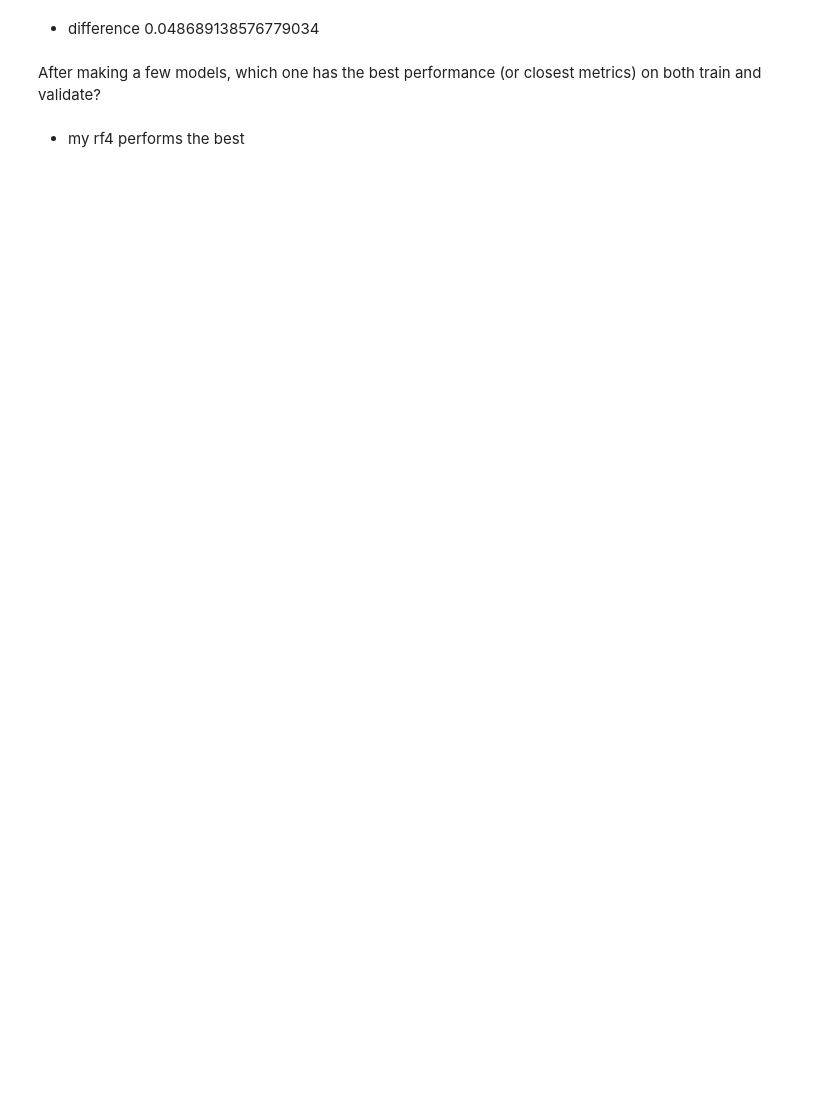
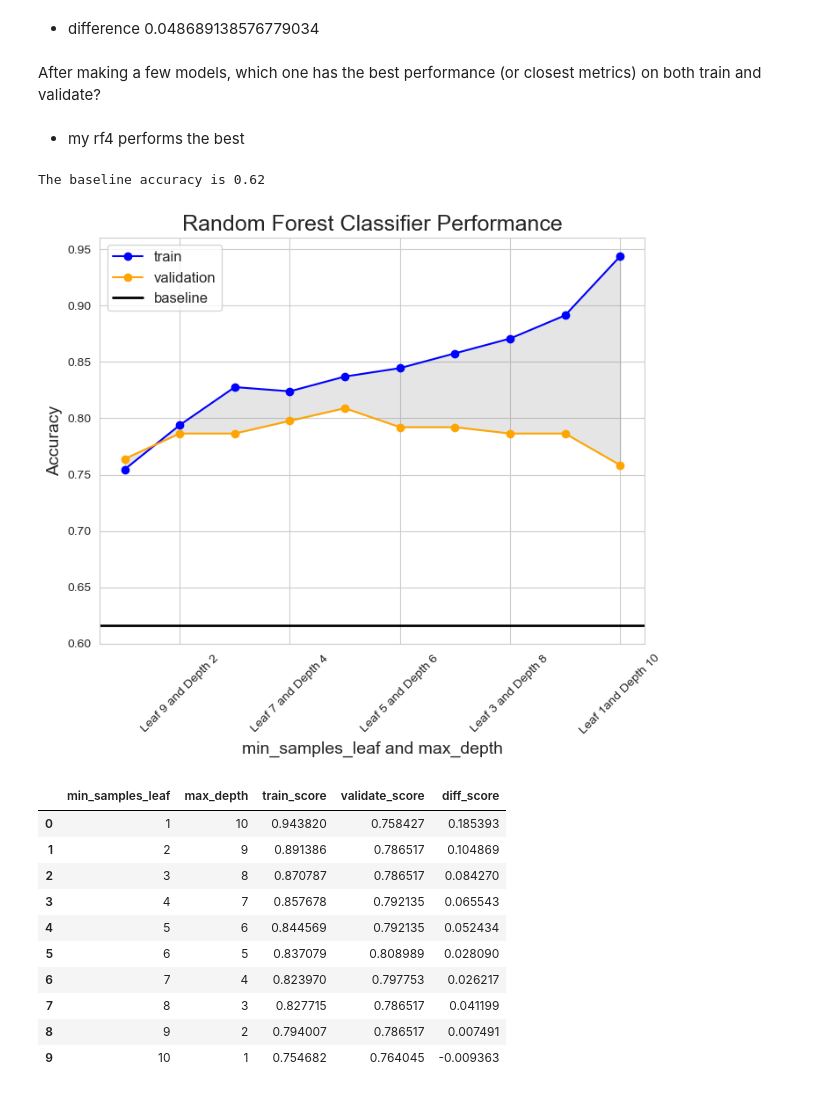
Before and after one commit to Andrew-Casey/classification_exercises, a Jupyter notebook: random_forests.ipynb, the cells around one changed output. Drawn from its saved outputs; the diff is of its cells as text; code cells hidden in the pictures; blank space fills up the shorter version.

```diff
--- a/random_forests.ipynb
+++ b/random_forests.ipynb
@@ -454,3 +487,20 @@ rf4.score(X_validate, y_validate)
 After making a few models, which one has the best performance (or closest metrics) on both train and validate?
 # %% [markdown]
 - my rf4 performs the best
+# %%
+df = mod1.random_forest_scores(X_train, y_train, X_validate, y_validate)
+df
+# %% [output]
+The baseline accuracy is 0.62
+[figure, added]
+|  | min_samples_leaf | max_depth | train_score | validate_score | diff_score |
+| 0 | 1 | 10 | 0.943820 | 0.758427 | 0.185393 |
+| 1 | 2 | 9 | 0.891386 | 0.786517 | 0.104869 |
+| 2 | 3 | 8 | 0.870787 | 0.786517 | 0.084270 |
+| 3 | 4 | 7 | 0.857678 | 0.792135 | 0.065543 |
+| 4 | 5 | 6 | 0.844569 | 0.792135 | 0.052434 |
+| 5 | 6 | 5 | 0.837079 | 0.808989 | 0.028090 |
+| 6 | 7 | 4 | 0.823970 | 0.797753 | 0.026217 |
+| 7 | 8 | 3 | 0.827715 | 0.786517 | 0.041199 |
+| 8 | 9 | 2 | 0.794007 | 0.786517 | 0.007491 |
+| 9 | 10 | 1 | 0.754682 | 0.764045 | -0.009363 |
```
Also changed, not shown: parts of 36 cells of this notebook, 5 other files.
